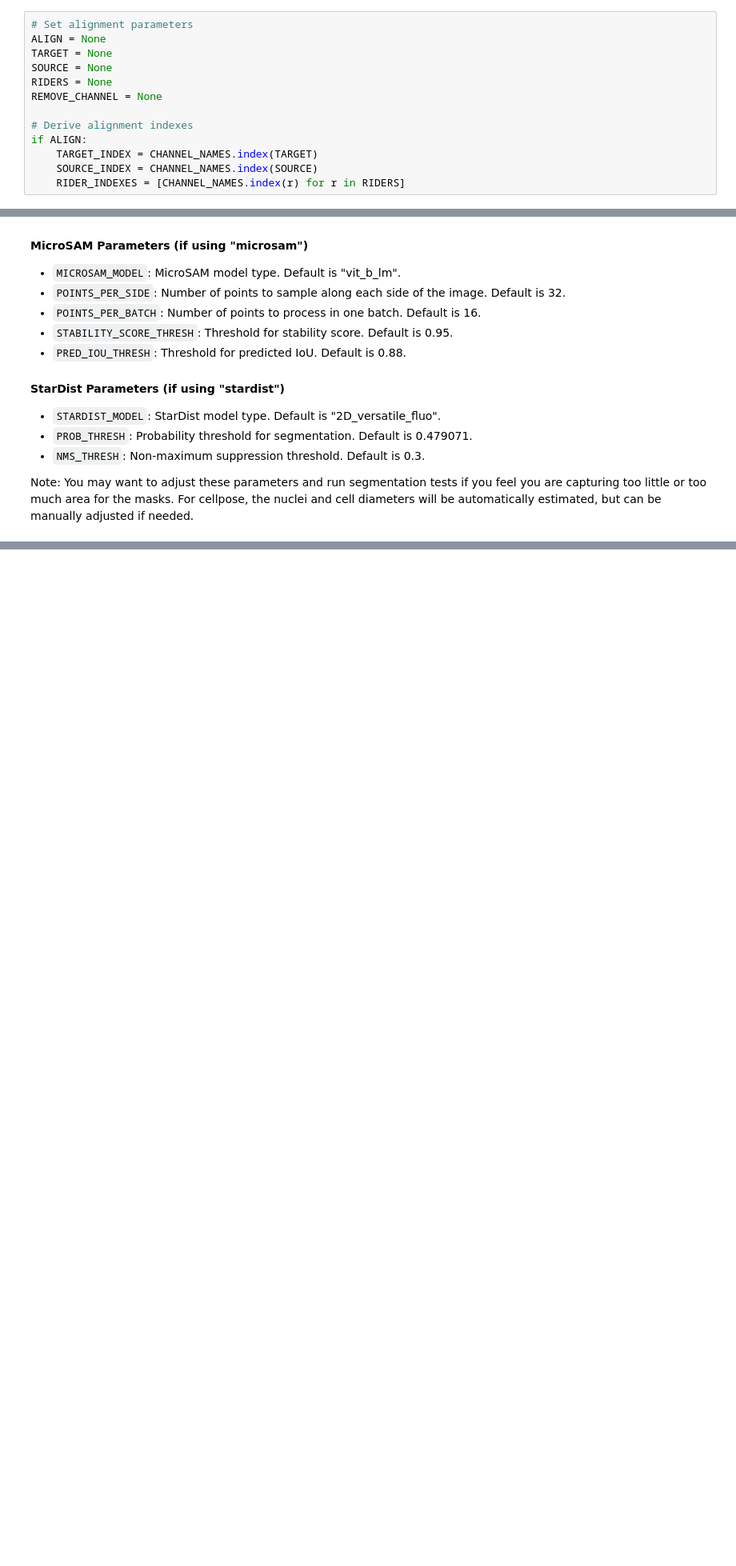
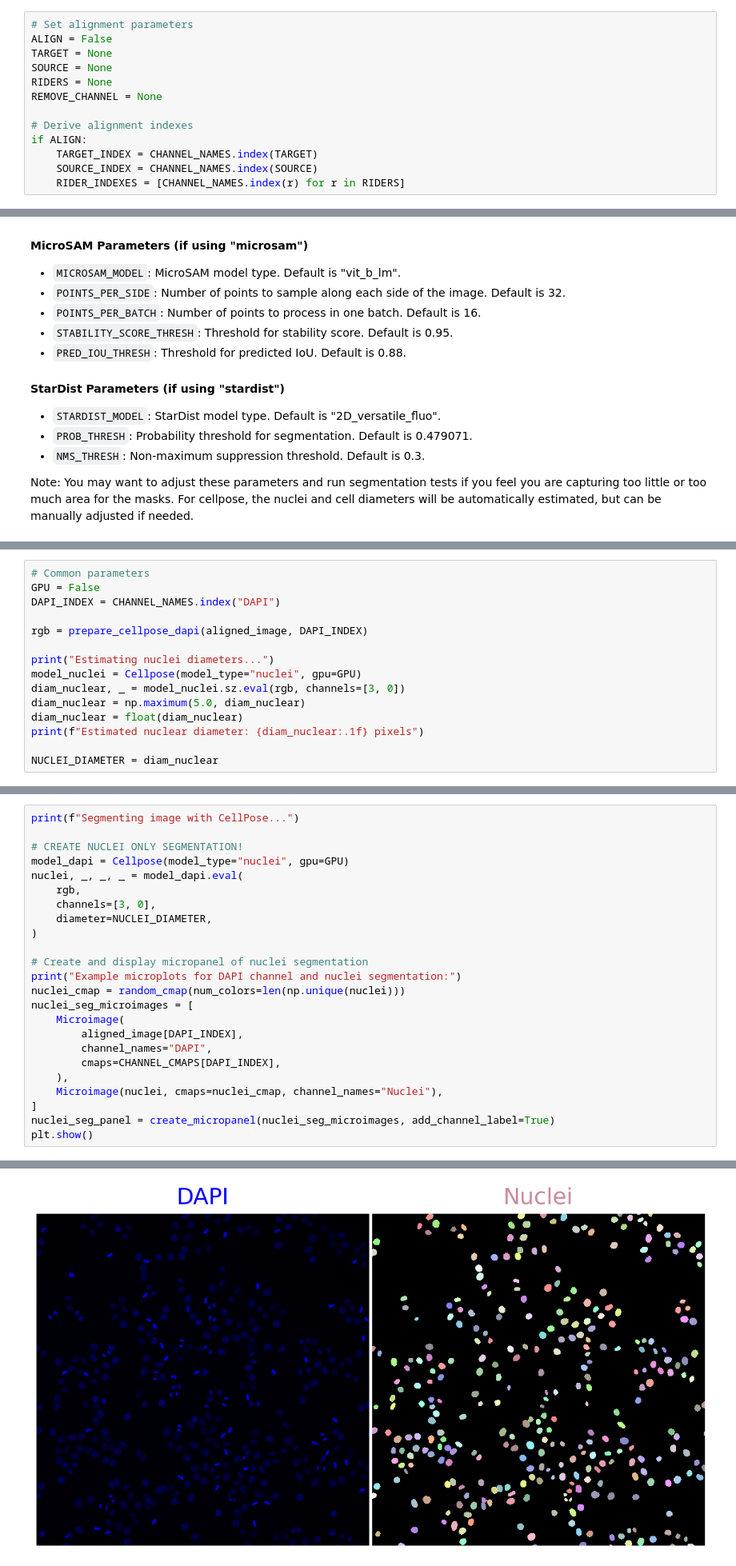
Before and after one commit to roshankern/logan-classifier, a Jupyter notebook: analysis/3.configure_phenotype_params.ipynb, the cells around one changed output, grey strips where cells are left out. Shown at 80% size. Drawn from its saved outputs; the diff is of its cells as text; blank space fills up the shorter version.

```diff
--- a/analysis/3.configure_phenotype_params.ipynb
+++ b/analysis/3.configure_phenotype_params.ipynb
@@ -123,7 +133,7 @@ plt.show()
 - `REMOVE_CHANNEL`: Specifies whether to remove channels after alignment. In the case of duplicate channels that are used to align the image, should be set to `source`.
 # %%
 # Set alignment parameters
-ALIGN = None
+ALIGN = False
 TARGET = None
 SOURCE = None
 RIDERS = None
@@ -318,0 +270,15 @@ plt.show()
+# %%
+# Common parameters
+GPU = False
+DAPI_INDEX = CHANNEL_NAMES.index("DAPI")
+
+rgb = prepare_cellpose_dapi(aligned_image, DAPI_INDEX)
+
+print("Estimating nuclei diameters...")
+model_nuclei = Cellpose(model_type="nuclei", gpu=GPU)
+diam_nuclear, _ = model_nuclei.sz.eval(rgb, channels=[3, 0])
+diam_nuclear = np.maximum(5.0, diam_nuclear)
+diam_nuclear = float(diam_nuclear)
+print(f"Estimated nuclear diameter: {diam_nuclear:.1f} pixels")
+
+NUCLEI_DIAMETER = diam_nuclear
@@ -318,0 +294,25 @@ plt.show()
+# %%
+print(f"Segmenting image with CellPose...")
+
+# CREATE NUCLEI ONLY SEGMENTATION!
+model_dapi = Cellpose(model_type="nuclei", gpu=GPU)
+nuclei, _, _, _ = model_dapi.eval(
+    rgb,
+    channels=[3, 0],
+    diameter=NUCLEI_DIAMETER,
+)
+
+# Create and display micropanel of nuclei segmentation
+print("Example microplots for DAPI channel and nuclei segmentation:")
+nuclei_cmap = random_cmap(num_colors=len(np.unique(nuclei)))
+nuclei_seg_microimages = [
+    Microimage(
+        aligned_image[DAPI_INDEX],
+        channel_names="DAPI",
+        cmaps=CHANNEL_CMAPS[DAPI_INDEX],
+    ),
+    Microimage(nuclei, cmaps=nuclei_cmap, channel_names="Nuclei"),
+]
+nuclei_seg_panel = create_micropanel(nuclei_seg_microimages, add_channel_label=True)
+plt.show()
+# %% [output]
@@ -318,0 +329 @@ plt.show()
+[figure, added]
```
Also changed, not shown: parts of 11 cells of this notebook, 3 other files.
